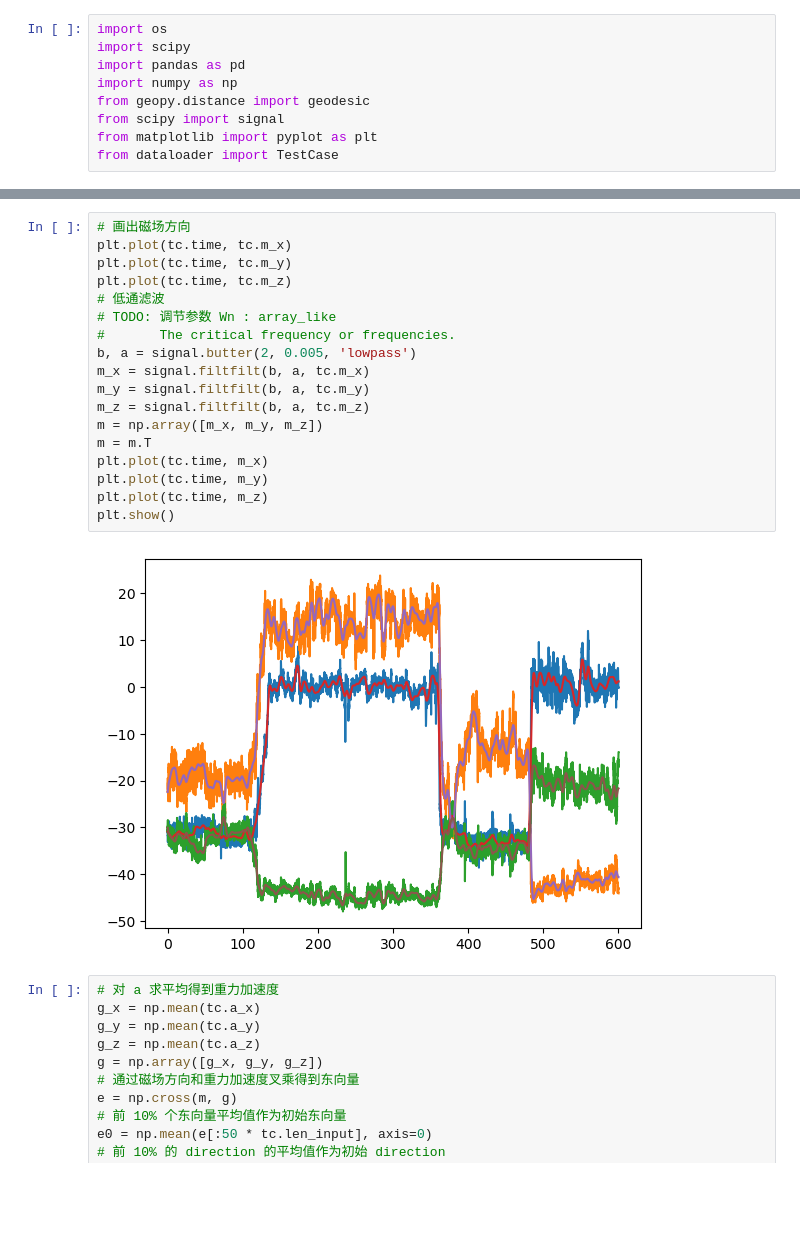
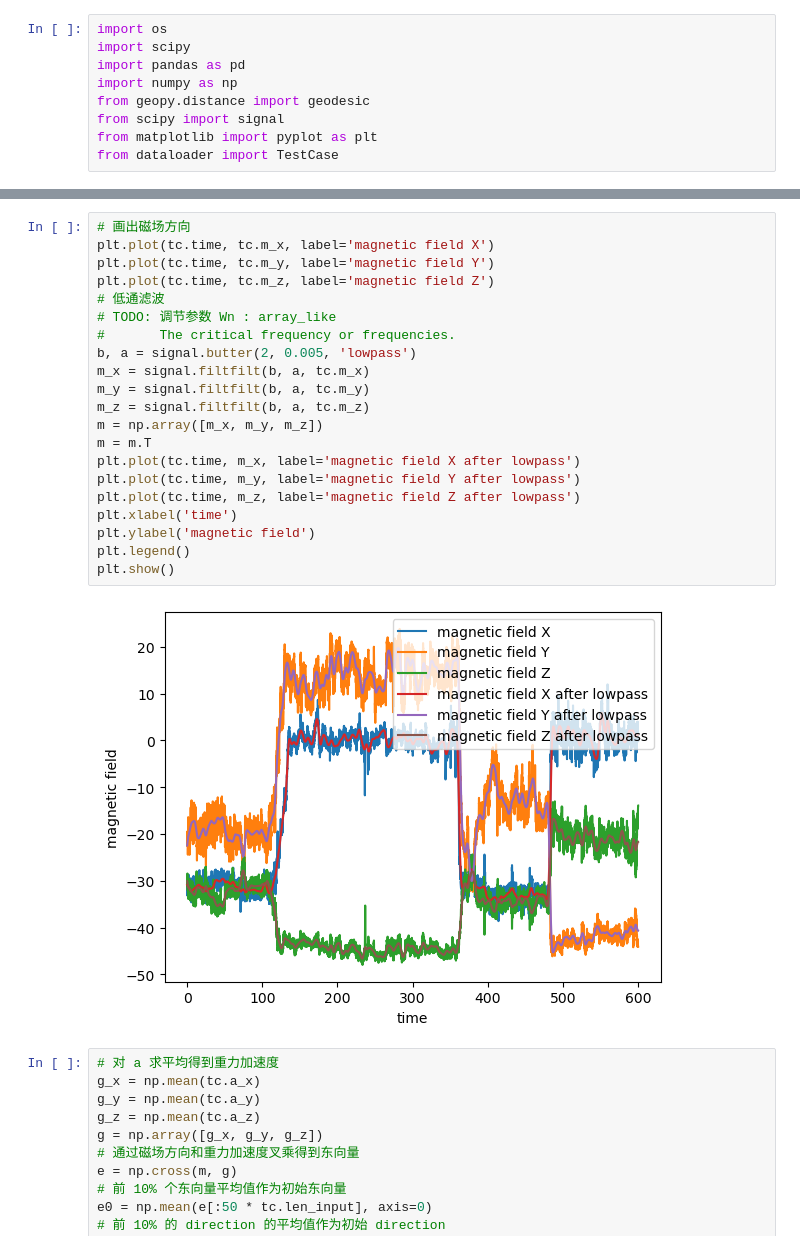
Before and after one commit to nju-aml2022/Pedestrian-Dead-Reckoning-PDR, a Jupyter notebook: direction.ipynb, the cells around one changed output, grey strips where cells are left out. Saved outputs shown, nothing was run; the diff lists cells and outputs as text; blank space fills up the shorter version.

```diff
--- a/direction.ipynb
+++ b/direction.ipynb
@@ -28,23 +28,26 @@ tc.draw_route()
 # %%
 # 画出磁场方向
-plt.plot(tc.time, tc.m_x)
-plt.plot(tc.time, tc.m_y)
-plt.plot(tc.time, tc.m_z)
+plt.plot(tc.time, tc.m_x, label='magnetic field X')
+plt.plot(tc.time, tc.m_y, label='magnetic field Y')
+plt.plot(tc.time, tc.m_z, label='magnetic field Z')
 # 低通滤波
 # TODO: 调节参数 Wn : array_like
 #       The critical frequency or frequencies.
 b, a = signal.butter(2, 0.005, 'lowpass')
 m_x = signal.filtfilt(b, a, tc.m_x)
 m_y = signal.filtfilt(b, a, tc.m_y)
 m_z = signal.filtfilt(b, a, tc.m_z)
 m = np.array([m_x, m_y, m_z])
 m = m.T
-plt.plot(tc.time, m_x)
-plt.plot(tc.time, m_y)
-plt.plot(tc.time, m_z)
+plt.plot(tc.time, m_x, label='magnetic field X after lowpass')
+plt.plot(tc.time, m_y, label='magnetic field Y after lowpass')
+plt.plot(tc.time, m_z, label='magnetic field Z after lowpass')
+plt.xlabel('time')
+plt.ylabel('magnetic field')
+plt.legend()
 plt.show()
 # %% [output]
-[figure, old version]
+[figure, new version]
 # %%
 # 对 a 求平均得到重力加速度
 g_x = np.mean(tc.a_x)
```
Also changed, not shown: parts of 2 cells of this notebook, 6 other files.
